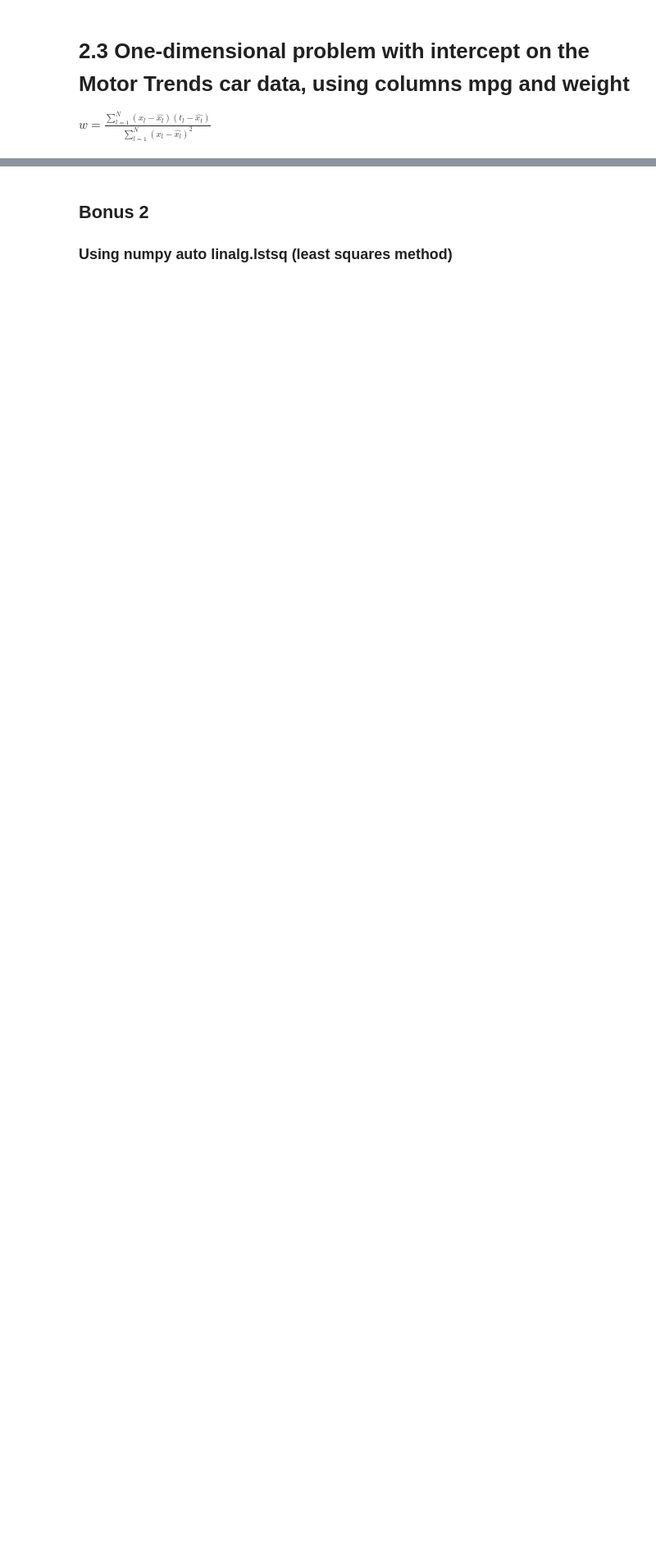
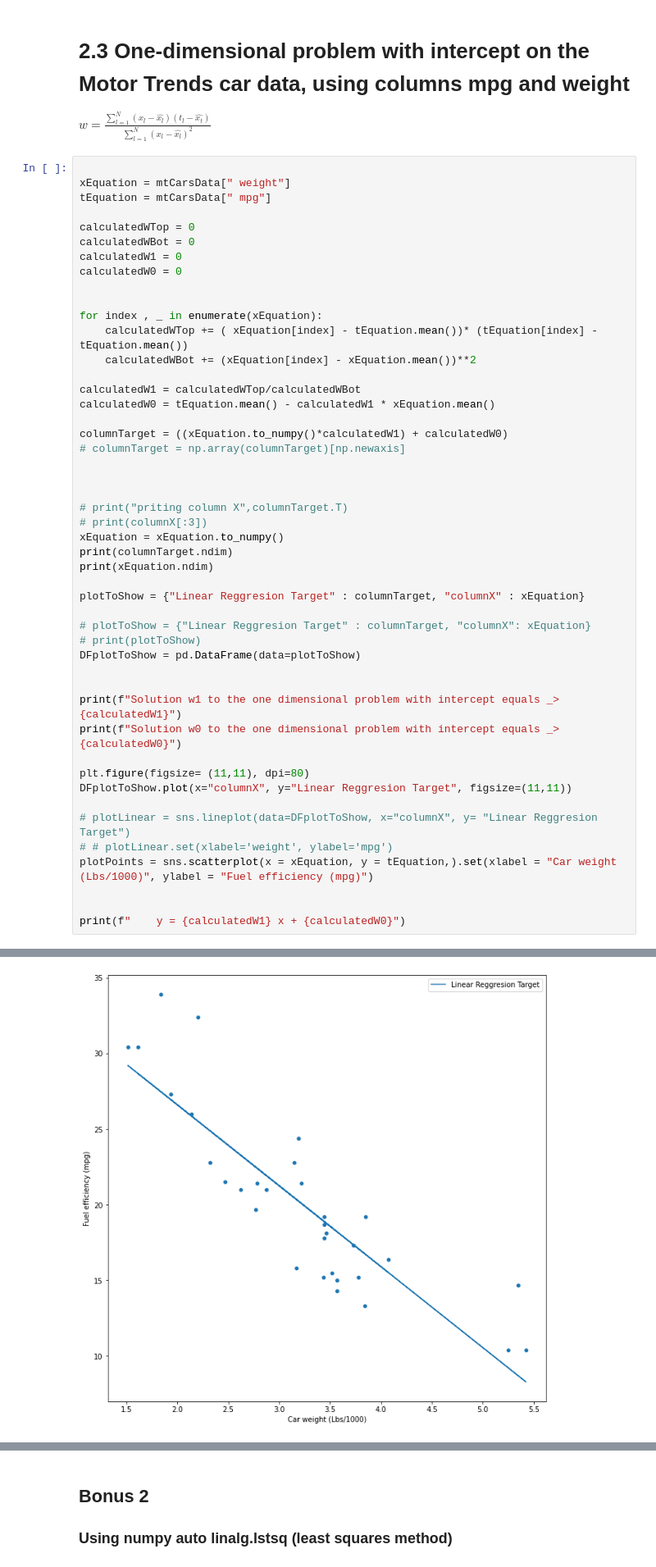
Before and after one commit to Siponek/Machine-Learning-Linear-regression, a Jupyter notebook: pythonTry/linearRegressionNotebook_3.ipynb, the cells around one changed output, grey strips where cells are left out. Shown: that part at 82% size. Cells and saved outputs as stored; diff of their text form; blank space fills up the shorter version.

```diff
--- a/pythonTry/linearRegressionNotebook_3.ipynb
+++ b/pythonTry/linearRegressionNotebook_3.ipynb
@@ -116,3 +116,52 @@ dataSampleTurkish 108
 # 2.3 One-dimensional problem with intercept on the Motor Trends car data, using columns mpg and weight
 
 $w = \frac {\sum \limits _{l=1} ^{N} (x_{l} - \hat{x_{l}}) (t_{l} - \hat{x_{t}})} {\sum \limits _{l=1} ^{N} (x_{l} - \hat{x_{l}})^2}   $
+# %%
+
+xEquation = mtCarsData[" weight"]
+tEquation = mtCarsData[" mpg"]
+
+calculatedWTop = 0
+calculatedWBot = 0
+calculatedW1 = 0
+calculatedW0 = 0
+
+
+for index , _ in enumerate(xEquation):
+    calculatedWTop += ( xEquation[index] - tEquation.mean())* (tEquation[index] - tEquation.mean())
+    calculatedWBot += (xEquation[index] - xEquation.mean())**2
+
+calculatedW1 = calculatedWTop/calculatedWBot
+calculatedW0 = tEquation.mean() - calculatedW1 * xEquation.mean()
+
+columnTarget = ((xEquation.to_numpy()*calculatedW1) + calculatedW0)
+# columnTarget = np.array(columnTarget)[np.newaxis]
+
+
+
+# print("priting column X",columnTarget.T)
+# print(columnX[:3])
+xEquation = xEquation.to_numpy()
+print(columnTarget.ndim)
+print(xEquation.ndim)
+
+plotToShow = {"Linear Reggresion Target" : columnTarget, "columnX" : xEquation}
+
+# plotToShow = {"Linear Reggresion Target" : columnTarget, "columnX": xEquation}
+# print(plotToShow)
+DFplotToShow = pd.DataFrame(data=plotToShow)
+
+
+print(f"Solution w1 to the one dimensional problem with intercept equals _> {calculatedW1}")
+print(f"Solution w0 to the one dimensional problem with intercept equals _> {calculatedW0}")
+
+plt.figure(figsize= (11,11), dpi=80)
+DFplotToShow.plot(x="columnX", y="Linear Reggresion Target", figsize=(11,11))
+
+# plotLinear = sns.lineplot(data=DFplotToShow, x="columnX", y= "Linear Reggresion Target")
+# # plotLinear.set(xlabel='weight', ylabel='mpg')
+plotPoints = sns.scatterplot(x = xEquation, y = tEquation,).set(xlabel = "Car weight (Lbs/1000)", ylabel = "Fuel efficiency (mpg)")
+
+
+print(f"    y = {calculatedW1} x + {calculatedW0}")
+# %% [output]
@@ -119,3 +174,4 @@ $w = \frac {\sum \limits _{l=1} ^{N} (x_{l} - \hat{x_{l}}) (t_{l} - \hat{x_{t}})
+[figure, added]
 # %%
 plt.figure(figsize= (11,11), dpi=80)
 
```
Also changed, not shown: parts of 5 cells of this notebook.
